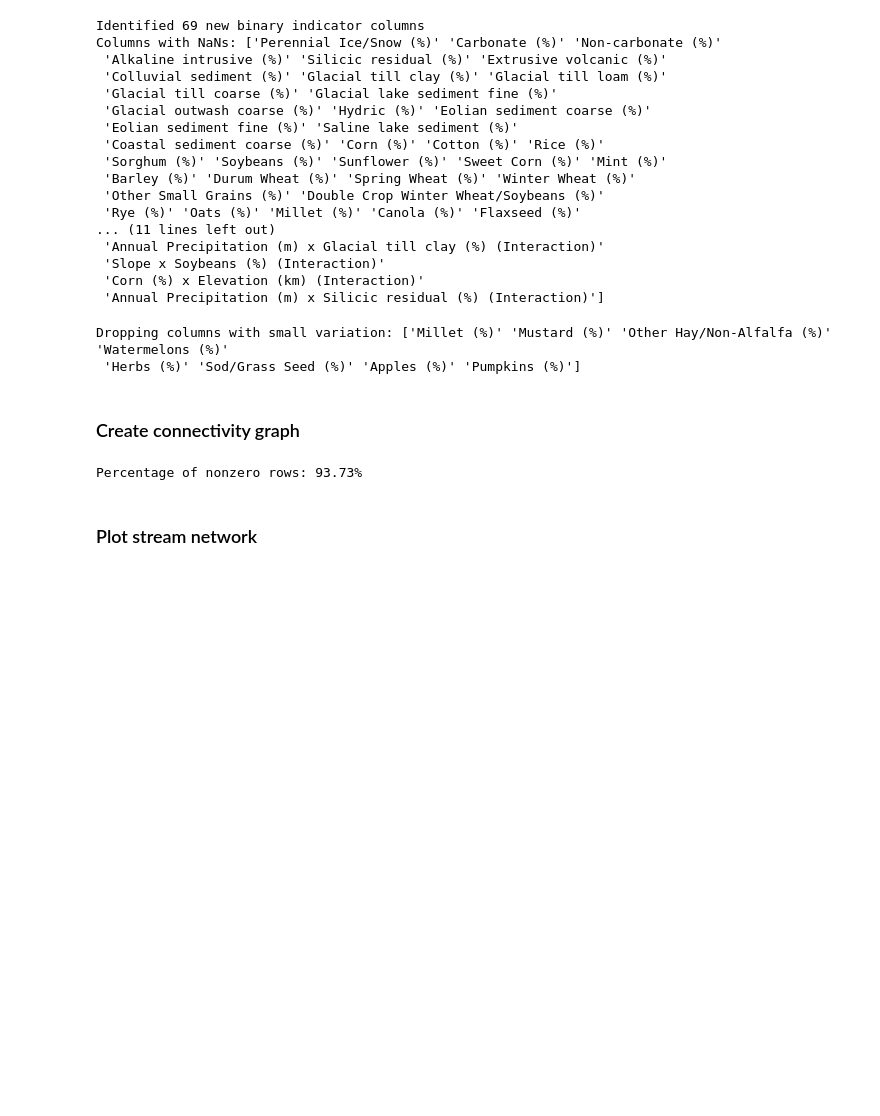
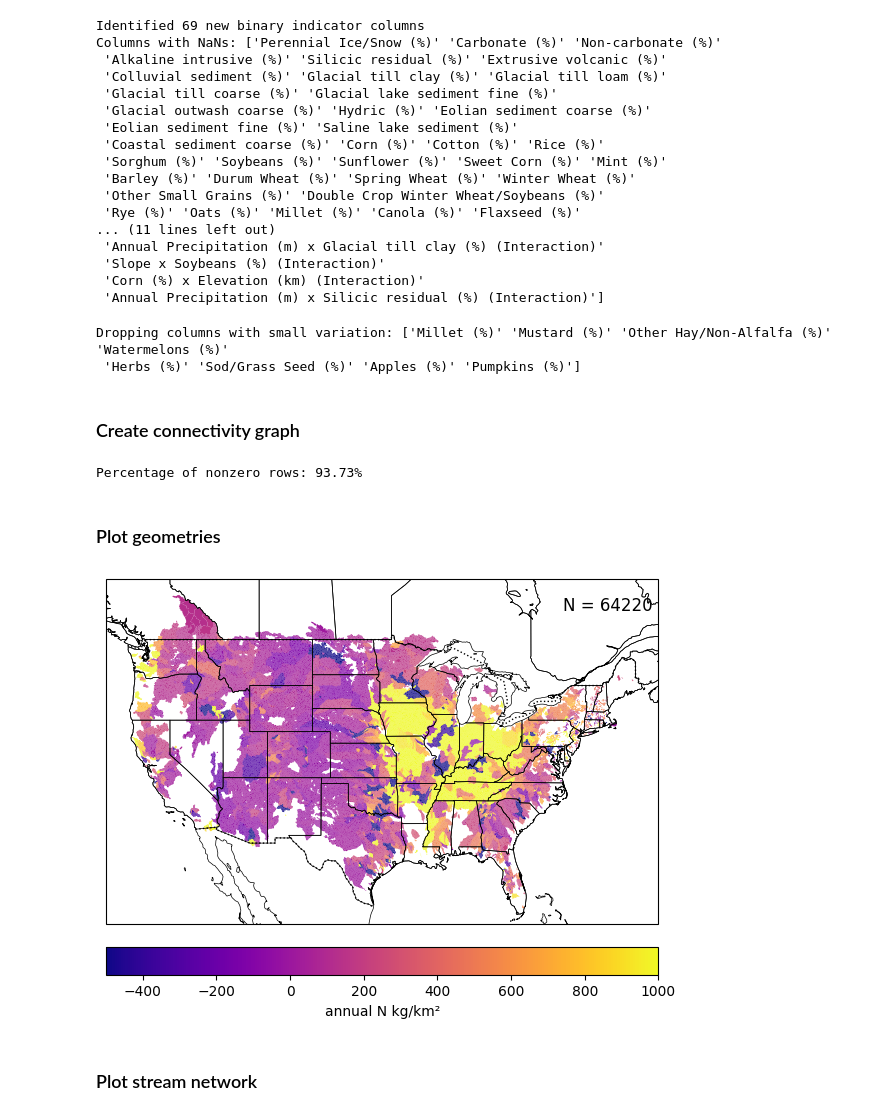
Before and after one commit to ckrapu/motives-wq-modeling, a Jupyter notebook: 01-data-prep.ipynb, the cells around one changed output. Cells and saved outputs as stored; diff of their text form; code cells hidden in the pictures; blank space fills up the shorter version.

```diff
--- a/01-data-prep.ipynb
+++ b/01-data-prep.ipynb
@@ -777,6 +770,43 @@ W_sums = W.sum(axis=1)
 print(f"Percentage of nonzero rows: {np.mean(W_sums > 0) * 100:.2f}%")
 # %% [output]
 Percentage of nonzero rows: 93.73%
+# %% [markdown]
+### Plot geometries
+# %%
+# Set up the figure and axis with a Cartopy projection
+plt.figure(figsize=(6, 5))
+ax = plt.axes(projection=ccrs.PlateCarree())
+
+# Add basemap features
+ax.add_feature(cfeature.COASTLINE, linewidth=0.5)
+ax.add_feature(cfeature.BORDERS, linestyle=':')
+ax.add_feature(cfeature.STATES, edgecolor='black', linewidth=0.5)
+
+final_gdf.plot(
+    column=response_col,
+    cmap='plasma',
+    legend=True,
+    edgecolor=None,
+    vmax=1000,
+    vmin=-500,
+    legend_kwds={'label': "annual N kg/km²", 'orientation': "horizontal", 'pad': 0.05},
+    transform=ccrs.PlateCarree(),
+    ax=ax,
+)
+
+plt.annotate(
+    f"N = {len(final_gdf)}",
+    xy=(0.99, 0.95),
+    xycoords='axes fraction',
+    ha='right',
+    va='top',
+    fontsize=12,
+)
+
+plt.tight_layout()
+plt.savefig(VISUALS_DIR / "nitrogen_yield_map.png", dpi=600)
+# %% [output]
+[figure, added]
 # %% [markdown]
 ### Plot stream network
 # %%
```
Also changed, not shown: parts of 7 cells of this notebook.
